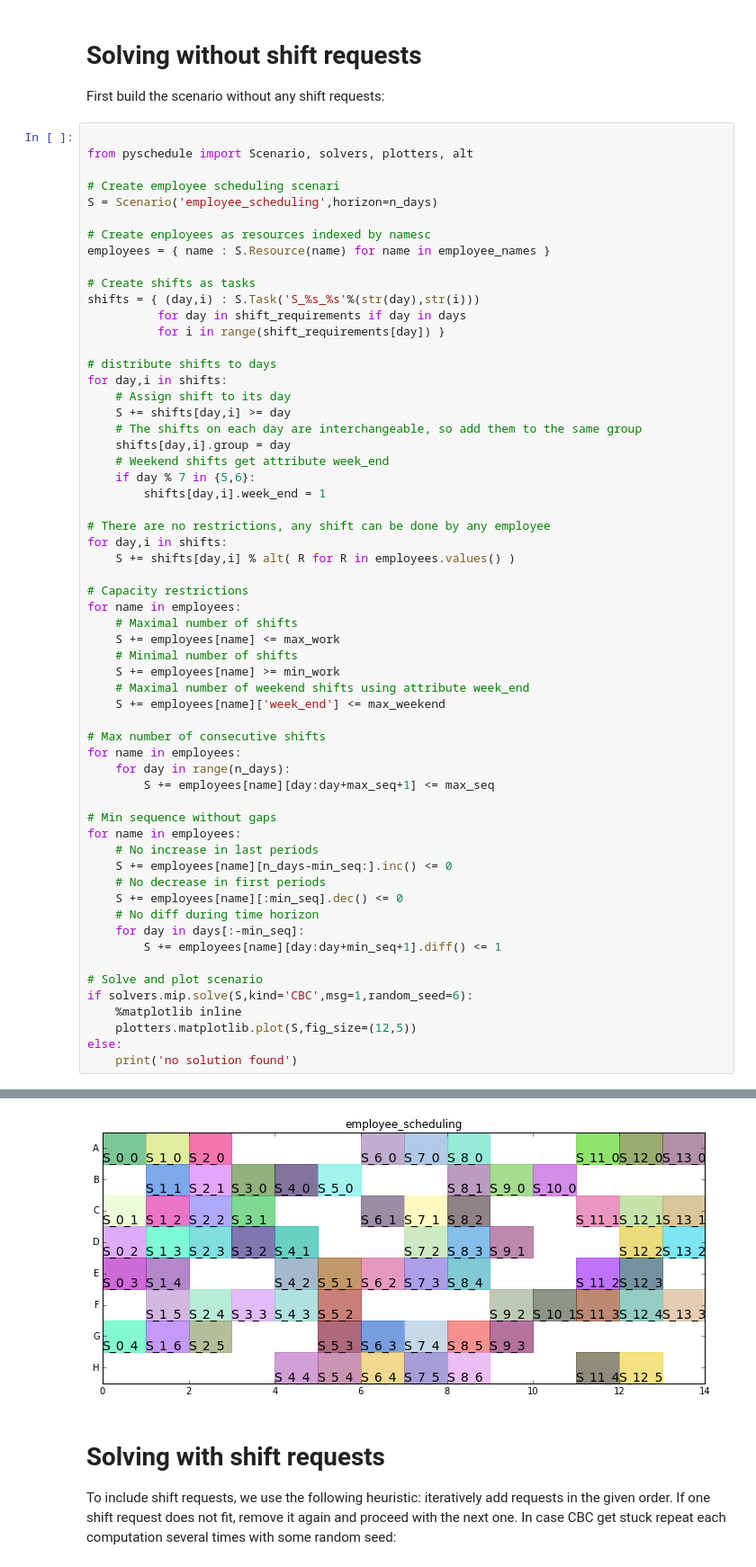
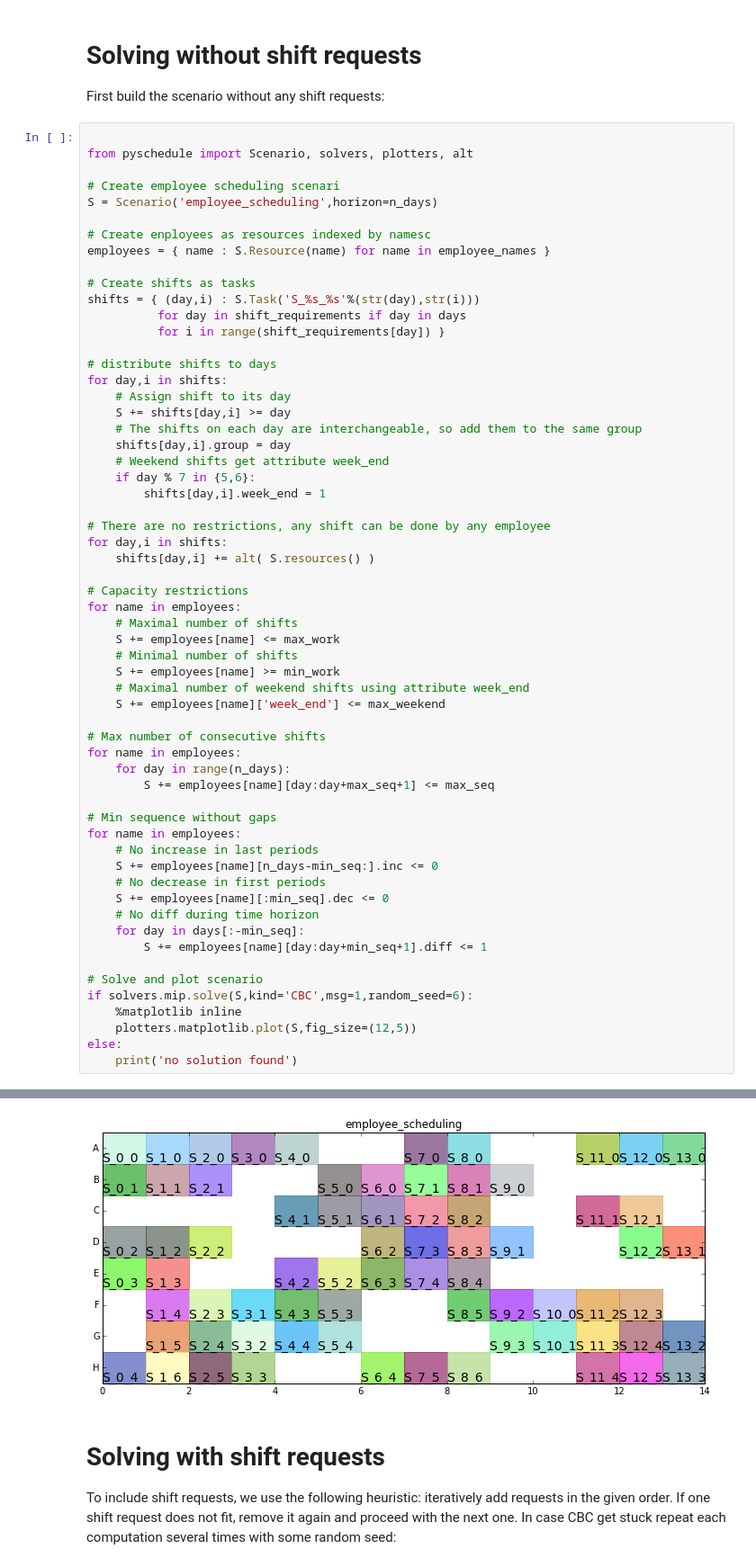
Before and after one commit to timnon/pyschedule-notebooks, a Jupyter notebook: employee-scheduling.ipynb, the cells around one changed output, grey strips where cells are left out. Shown at 90% size. Cells and saved outputs as stored; diff of their text form.

```diff
--- a/employee-scheduling.ipynb
+++ b/employee-scheduling.ipynb
@@ -91,7 +91,7 @@ for day,i in shifts:
 
 # There are no restrictions, any shift can be done by any employee
 for day,i in shifts:
-    S += shifts[day,i] % alt( R for R in employees.values() )
+    shifts[day,i] += alt( S.resources() )
 
 # Capacity restrictions
 for name in employees:
@@ -110,12 +110,12 @@ for name in employees:
 # Min sequence without gaps
 for name in employees:
     # No increase in last periods
-    S += employees[name][n_days-min_seq:].inc() <= 0
+    S += employees[name][n_days-min_seq:].inc <= 0
     # No decrease in first periods
-    S += employees[name][:min_seq].dec() <= 0
+    S += employees[name][:min_seq].dec <= 0
     # No diff during time horizon
     for day in days[:-min_seq]:
-        S += employees[name][day:day+min_seq+1].diff() <= 1
+        S += employees[name][day:day+min_seq+1].diff <= 1
 
 # Solve and plot scenario
 if solvers.mip.solve(S,kind='CBC',msg=1,random_seed=6):
@@ -128,5 +128,5 @@ INFO: execution time for solving mip (sec) = 41.634467363357544
 INFO: objective = None
-[figure, old version]
+[figure, new version]
 # %% [markdown]
 # Solving with shift requests
 
```
Also changed, not shown: parts of 2 cells of this notebook, 3 other files.
